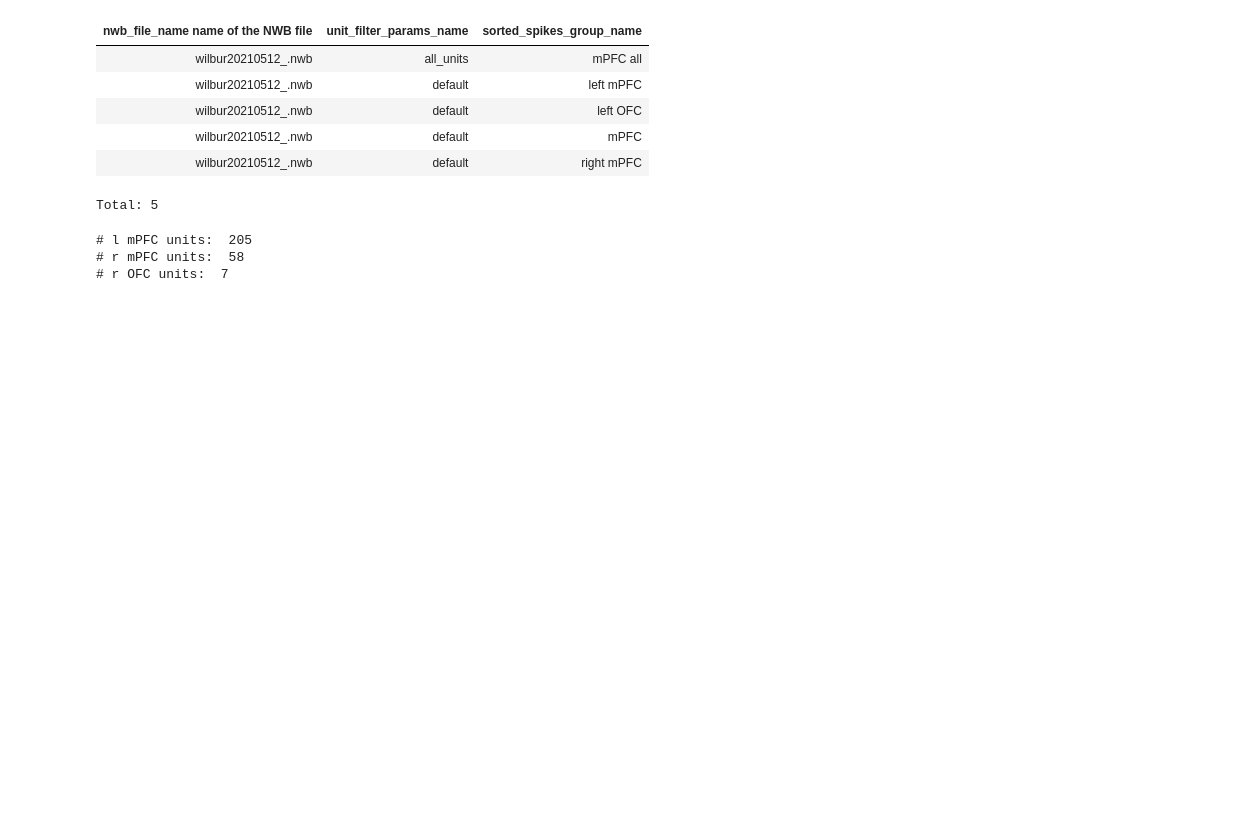
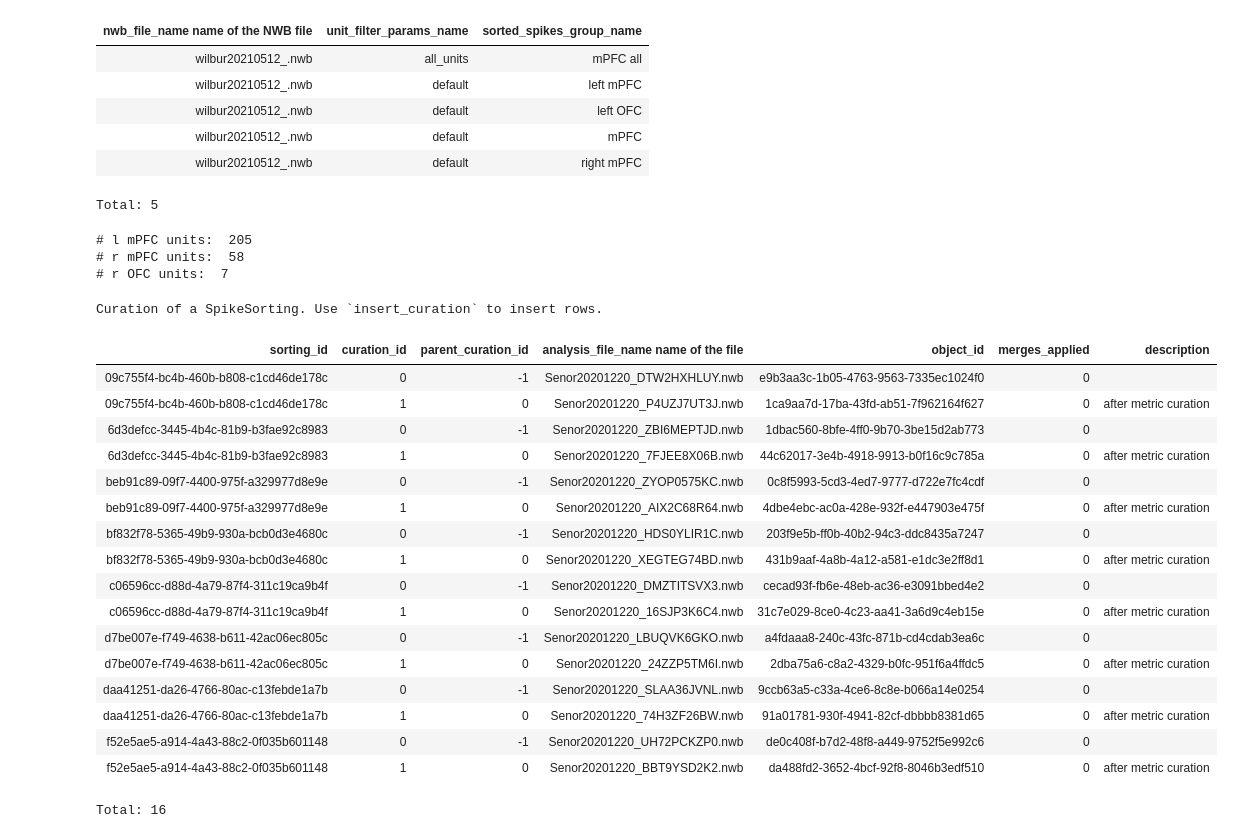
Before and after one commit to anirudh073/pfc-movement-analysis, a Jupyter notebook: notebooks/Spikes.ipynb, the cells around one changed output. Drawn from its saved outputs; the diff is of its cells as text; code cells hidden in the pictures; blank space fills up the shorter version.

```diff
--- a/notebooks/Spikes.ipynb
+++ b/notebooks/Spikes.ipynb
@@ -1700,3 +1722,25 @@ print("# r OFC units: ", len(l_ofc_unit_ids))
 # l mPFC units:  205
 # r mPFC units:  58
 # r OFC units:  7
+# %%
+sgs.CurationV1() & f'analysis_file_name LIKE "Senor20201220\\_%"'
+# %% [output]
+Curation of a SpikeSorting. Use `insert_curation` to insert rows.
+| sorting_id | curation_id | parent_curation_id | analysis_file_name name of the file | object_id | merges_applied | description |
+| 09c755f4-bc4b-460b-b808-c1cd46de178c | 0 | -1 | Senor20201220_DTW2HXHLUY.nwb | e9b3aa3c-1b05-4763-9563-7335ec1024f0 | 0 |  |
+| 09c755f4-bc4b-460b-b808-c1cd46de178c | 1 | 0 | Senor20201220_P4UZJ7UT3J.nwb | 1ca9aa7d-17ba-43fd-ab51-7f962164f627 | 0 | after metric curation |
+| 6d3defcc-3445-4b4c-81b9-b3fae92c8983 | 0 | -1 | Senor20201220_ZBI6MEPTJD.nwb | 1dbac560-8bfe-4ff0-9b70-3be15d2ab773 | 0 |  |
+| 6d3defcc-3445-4b4c-81b9-b3fae92c8983 | 1 | 0 | Senor20201220_7FJEE8X06B.nwb | 44c62017-3e4b-4918-9913-b0f16c9c785a | 0 | after metric curation |
+| beb91c89-09f7-4400-975f-a329977d8e9e | 0 | -1 | Senor20201220_ZYOP0575KC.nwb | 0c8f5993-5cd3-4ed7-9777-d722e7fc4cdf | 0 |  |
+| beb91c89-09f7-4400-975f-a329977d8e9e | 1 | 0 | Senor20201220_AIX2C68R64.nwb | 4dbe4ebc-ac0a-428e-932f-e447903e475f | 0 | after metric curation |
+| bf832f78-5365-49b9-930a-bcb0d3e4680c | 0 | -1 | Senor20201220_HDS0YLIR1C.nwb | 203f9e5b-ff0b-40b2-94c3-ddc8435a7247 | 0 |  |
+| bf832f78-5365-49b9-930a-bcb0d3e4680c | 1 | 0 | Senor20201220_XEGTEG74BD.nwb | 431b9aaf-4a8b-4a12-a581-e1dc3e2ff8d1 | 0 | after metric curation |
+| c06596cc-d88d-4a79-87f4-311c19ca9b4f | 0 | -1 | Senor20201220_DMZTITSVX3.nwb | cecad93f-fb6e-48eb-ac36-e3091bbed4e2 | 0 |  |
+| c06596cc-d88d-4a79-87f4-311c19ca9b4f | 1 | 0 | Senor20201220_16SJP3K6C4.nwb | 31c7e029-8ce0-4c23-aa41-3a6d9c4eb15e | 0 | after metric curation |
+| d7be007e-f749-4638-b611-42ac06ec805c | 0 | -1 | Senor20201220_LBUQVK6GKO.nwb | a4fdaaa8-240c-43fc-871b-cd4cdab3ea6c | 0 |  |
+| d7be007e-f749-4638-b611-42ac06ec805c | 1 | 0 | Senor20201220_24ZZP5TM6I.nwb | 2dba75a6-c8a2-4329-b0fc-951f6a4ffdc5 | 0 | after metric curation |
+| daa41251-da26-4766-80ac-c13febde1a7b | 0 | -1 | Senor20201220_SLAA36JVNL.nwb | 9ccb63a5-c33a-4ce6-8c8e-b066a14e0254 | 0 |  |
+| daa41251-da26-4766-80ac-c13febde1a7b | 1 | 0 | Senor20201220_74H3ZF26BW.nwb | 91a01781-930f-4941-82cf-dbbbb8381d65 | 0 | after metric curation |
+| f52e5ae5-a914-4a43-88c2-0f035b601148 | 0 | -1 | Senor20201220_UH72PCKZP0.nwb | de0c408f-b7d2-48f8-a449-9752f5e992c6 | 0 |  |
+| f52e5ae5-a914-4a43-88c2-0f035b601148 | 1 | 0 | Senor20201220_BBT9YSD2K2.nwb | da488fd2-3652-4bcf-92f8-8046b3edf510 | 0 | after metric curation |
+Total: 16
```
Also changed, not shown: parts of 2 cells of this notebook, 12 other files.
